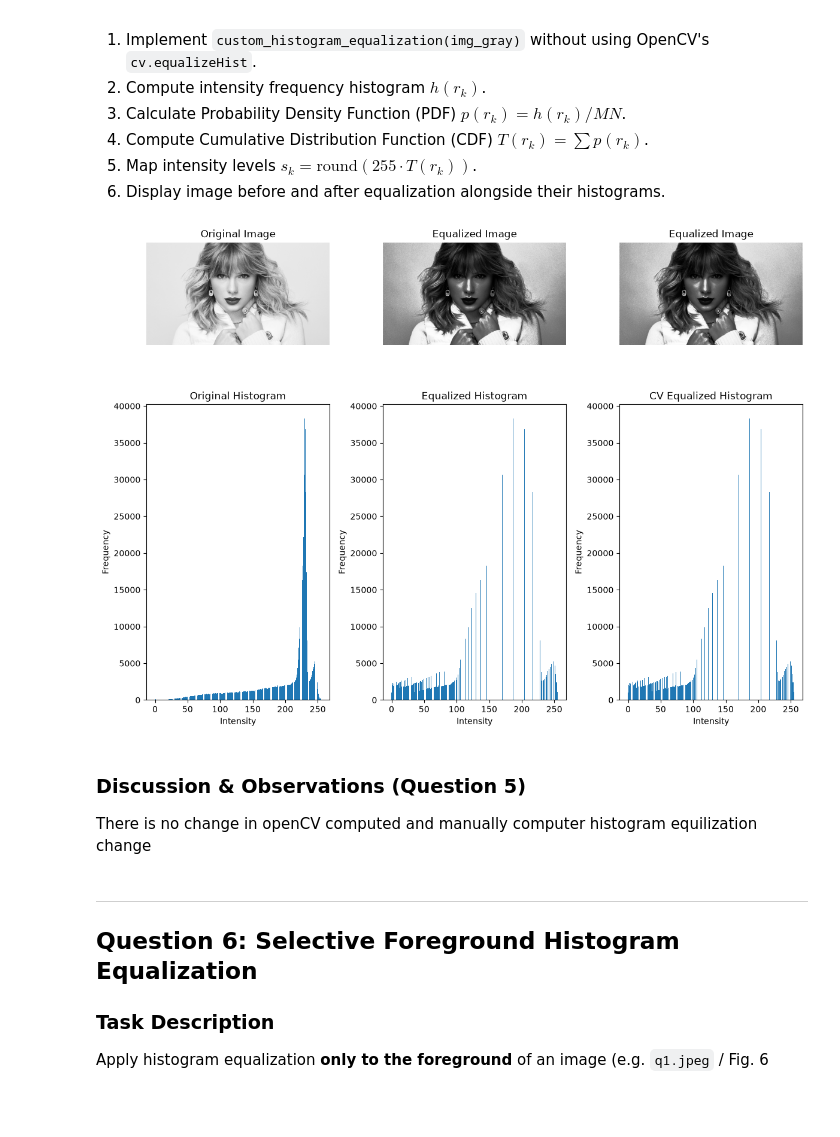
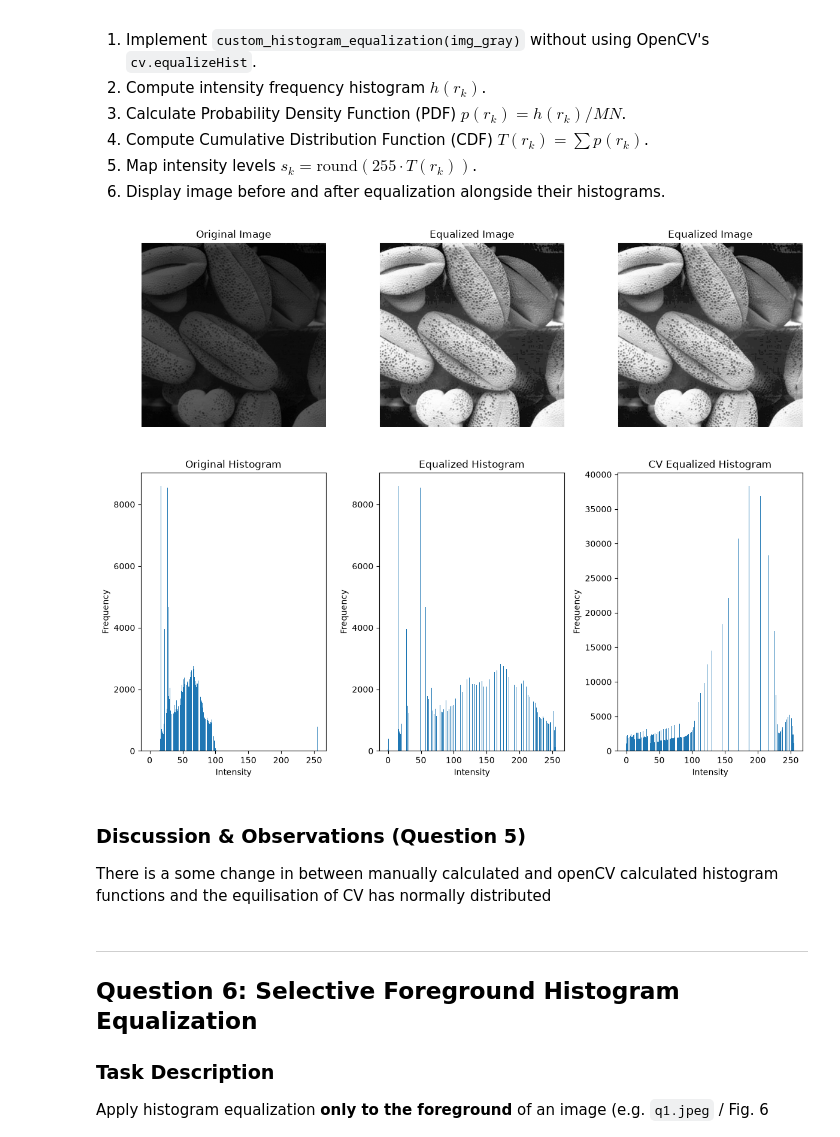
Before and after one commit to samirunuwanaka/ComputerVision, a Jupyter notebook: Assignment/EN3160_Assignment_01_Template.ipynb, the cells around one changed output. Drawn from its saved outputs; the diff is of its cells as text; code cells hidden in the pictures; blank space fills up the shorter version.

```diff
--- a/Assignment/EN3160_Assignment_01_Template.ipynb
+++ b/Assignment/EN3160_Assignment_01_Template.ipynb
@@ -380,7 +377,7 @@ def custom_histogram_equalization(img_gray: np.ndarray) -> tuple[np.ndarray, np.
     pass
 
 # --- Template Execution ---
-im5 = cv.imread(os.path.join(IMAGE_DIR, 'im05.jpg'), cv.IMREAD_GRAYSCALE)
+im5 = cv.imread(os.path.join(IMAGE_DIR, 'image.png'), cv.IMREAD_GRAYSCALE)
 im5_eq, hist_orig, hist_eq = custom_histogram_equalization(im5)
 
 im5_eq_cv = cv.equalizeHist(im5)
@@ -398,37 +395,37 @@ ax[0, 0].axis('off')
 ax[1, 0].bar(range(256), hist_orig)
 ax[1, 0].set_title('Original Histogram')
 ax[1, 0].set_xlabel('Intensity')
 ax[1, 0].set_ylabel('Frequency')
 
 # Equalized Image
 ax[0, 1].imshow(im5_eq, cmap='gray')
 ax[0, 1].set_title('Equalized Image')
 ax[0, 1].axis('off')
 
 # Equalized Histogram
 ax[1, 1].bar(range(256), hist_eq)
 ax[1, 1].set_title('Equalized Histogram')
 ax[1, 1].set_xlabel('Intensity')
 ax[1, 1].set_ylabel('Frequency')
 
 # Equalized Image
 ax[0, 2].imshow(im5_eq_cv, cmap='gray')
 ax[0, 2].set_title('Equalized Image')
 ax[0, 2].axis('off')
 
 # Equalized Histogram
 ax[1, 2].bar(range(256), hist_eq_cv)
 ax[1, 2].set_title('CV Equalized Histogram')
 ax[1, 2].set_xlabel('Intensity')
 ax[1, 2].set_ylabel('Frequency')
 
 plt.tight_layout()
 plt.show()
 # %% [output]
-[figure, old version]
+[figure, new version]
 # %% [markdown]
 ### Discussion & Observations (Question 5)
-There is no change in openCV computed and manually computer histogram equilization change
+There is a some change in between manually calculated and openCV calculated histogram functions and the equilisation of CV has normally distributed
 # %% [markdown]
 ---
 ## Question 6: Selective Foreground Histogram Equalization
```
Also changed, not shown: parts of 4 cells of this notebook, 4 other files.
